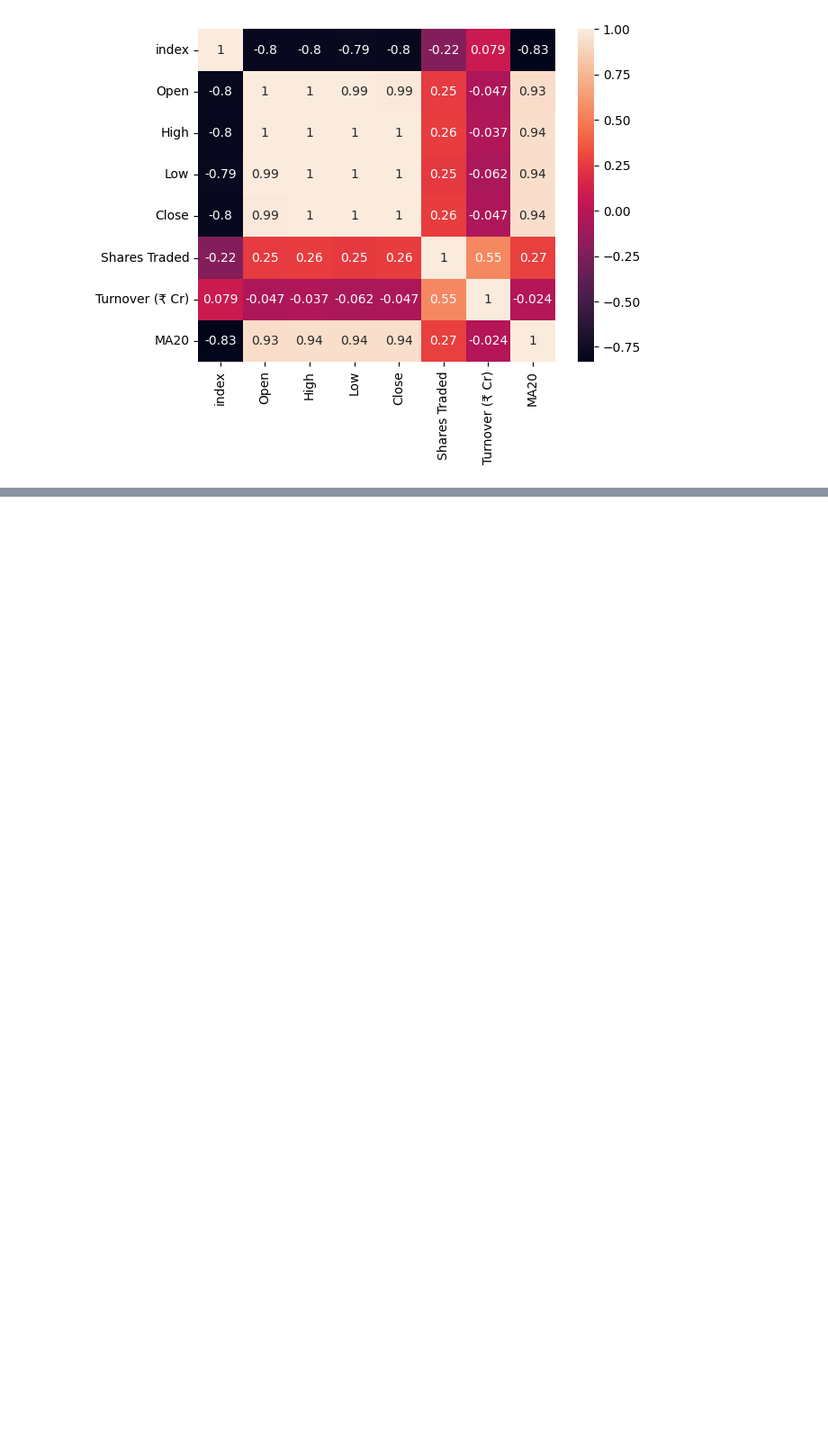
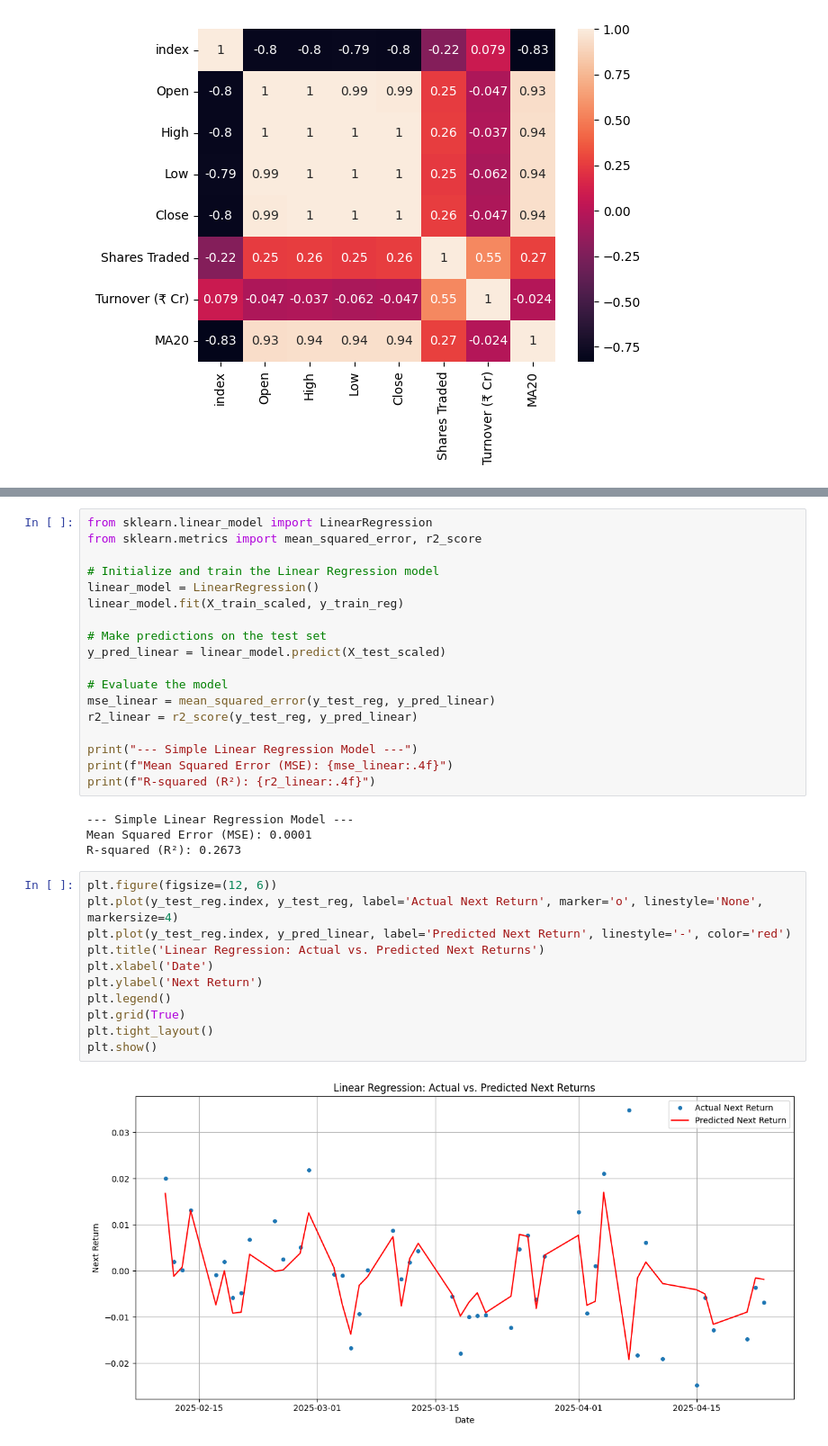
Before and after one commit to Sathwik-Hebbar/StockTrendAI, a Jupyter notebook: notebooks/EDA.ipynb, the cells around one changed output, grey strips where cells are left out. Shown at 90% size. Saved outputs shown, nothing was run; the diff lists cells and outputs as text; blank space fills up the shorter version.

```diff
--- a/notebooks/EDA.ipynb
+++ b/notebooks/EDA.ipynb
@@ -78,0 +254,35 @@ plt.show()
+# %%
+from sklearn.linear_model import LinearRegression
+from sklearn.metrics import mean_squared_error, r2_score
+
+# Initialize and train the Linear Regression model
+linear_model = LinearRegression()
+linear_model.fit(X_train_scaled, y_train_reg)
+
+# Make predictions on the test set
+y_pred_linear = linear_model.predict(X_test_scaled)
+
+# Evaluate the model
+mse_linear = mean_squared_error(y_test_reg, y_pred_linear)
+r2_linear = r2_score(y_test_reg, y_pred_linear)
+
+print("--- Simple Linear Regression Model ---")
+print(f"Mean Squared Error (MSE): {mse_linear:.4f}")
+print(f"R-squared (R²): {r2_linear:.4f}")
+# %% [output]
+--- Simple Linear Regression Model ---
+Mean Squared Error (MSE): 0.0001
+R-squared (R²): 0.2673
+# %%
+plt.figure(figsize=(12, 6))
+plt.plot(y_test_reg.index, y_test_reg, label='Actual Next Return', marker='o', linestyle='None', markersize=4)
+plt.plot(y_test_reg.index, y_pred_linear, label='Predicted Next Return', linestyle='-', color='red')
+plt.title('Linear Regression: Actual vs. Predicted Next Returns')
+plt.xlabel('Date')
+plt.ylabel('Next Return')
+plt.legend()
+plt.grid(True)
+plt.tight_layout()
+plt.show()
+# %% [output]
+[figure, added]
```
Also changed, not shown: parts of 10 cells of this notebook, 5 other files.
